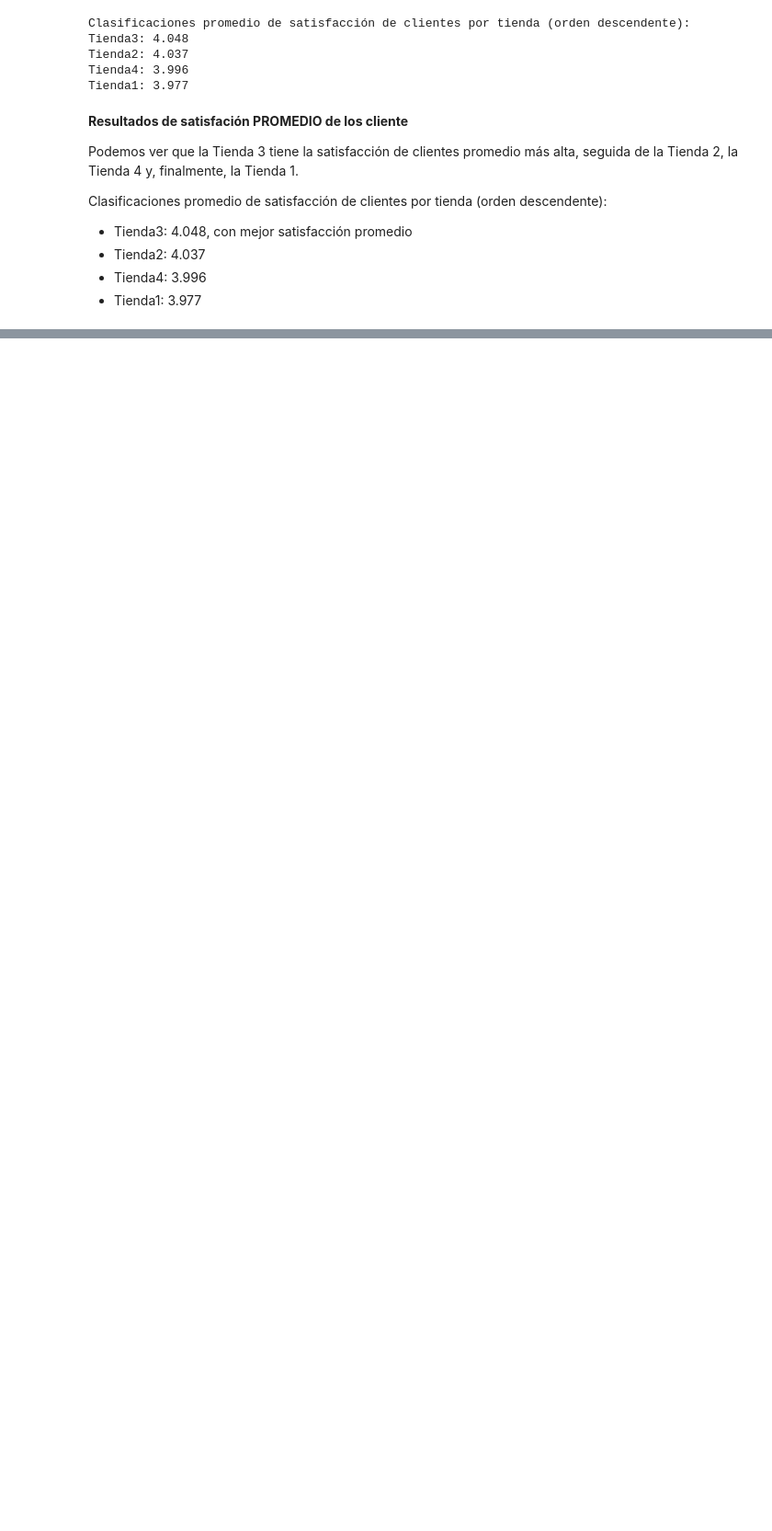
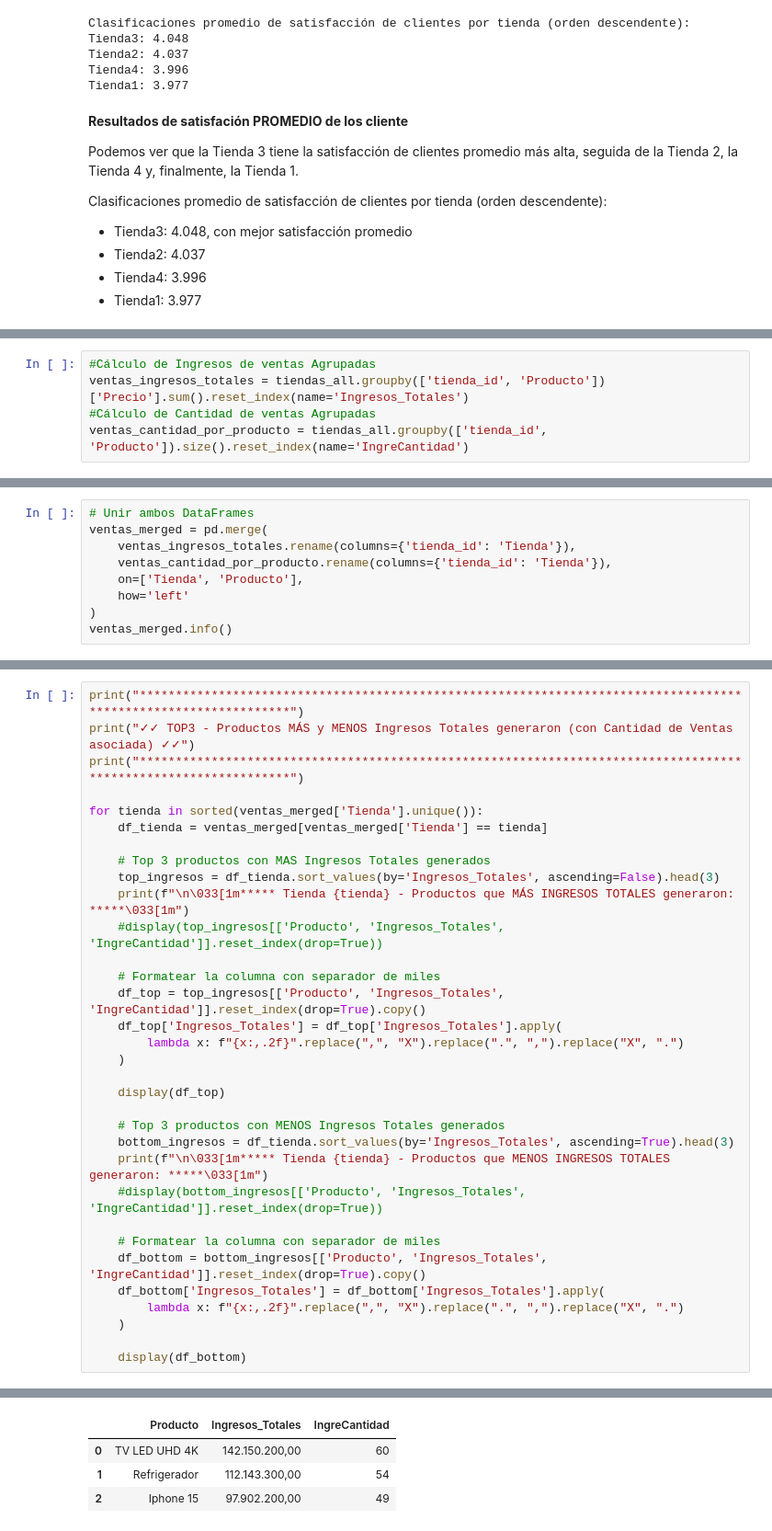
Before and after one commit to jpraden/Challenge-DataScience-AluraLatamStore, a Jupyter notebook: AluraStoreLatam.ipynb, the cells around one changed output, grey strips where cells are left out. Shown at 92% size. Saved outputs shown, nothing was run; the diff lists cells and outputs as text; blank space fills up the shorter version.

```diff
--- a/AluraStoreLatam.ipynb
+++ b/AluraStoreLatam.ipynb
@@ -459,0 +631,5 @@ Clasificaciones promedio de satisfacción de clientes por tienda (orden descende
+# %%
+#Cálculo de Ingresos de ventas Agrupadas
+ventas_ingresos_totales = tiendas_all.groupby(['tienda_id', 'Producto'])['Precio'].sum().reset_index(name='Ingresos_Totales')
+#Cálculo de Cantidad de ventas Agrupadas
+ventas_cantidad_por_producto = tiendas_all.groupby(['tienda_id', 'Producto']).size().reset_index(name='IngreCantidad')
@@ -459,0 +642,9 @@ Clasificaciones promedio de satisfacción de clientes por tienda (orden descende
+# %%
+# Unir ambos DataFrames
+ventas_merged = pd.merge(
+    ventas_ingresos_totales.rename(columns={'tienda_id': 'Tienda'}),
+    ventas_cantidad_por_producto.rename(columns={'tienda_id': 'Tienda'}),
+    on=['Tienda', 'Producto'],
+    how='left'
+)
+ventas_merged.info()
@@ -459,0 +667,34 @@ Clasificaciones promedio de satisfacción de clientes por tienda (orden descende
+# %%
+print("****************************************************************************************************************")
+print("✓✓ TOP3 - Productos MÁS y MENOS Ingresos Totales generaron (con Cantidad de Ventas asociada) ✓✓")
+print("****************************************************************************************************************")
+
+for tienda in sorted(ventas_merged['Tienda'].unique()):
+    df_tienda = ventas_merged[ventas_merged['Tienda'] == tienda]
+
+    # Top 3 productos con MAS Ingresos Totales generados
+    top_ingresos = df_tienda.sort_values(by='Ingresos_Totales', ascending=False).head(3)
+    print(f"\n\033[1m***** Tienda {tienda} - Productos que MÁS INGRESOS TOTALES generaron: *****\033[1m")
+    #display(top_ingresos[['Producto', 'Ingresos_Totales', 'IngreCantidad']].reset_index(drop=True))
+
+    # Formatear la columna con separador de miles
+    df_top = top_ingresos[['Producto', 'Ingresos_Totales', 'IngreCantidad']].reset_index(drop=True).copy()
+    df_top['Ingresos_Totales'] = df_top['Ingresos_Totales'].apply(
+        lambda x: f"{x:,.2f}".replace(",", "X").replace(".", ",").replace("X", ".")
+    )
+
+    display(df_top)
+
+    # Top 3 productos con MENOS Ingresos Totales generados
+    bottom_ingresos = df_tienda.sort_values(by='Ingresos_Totales', ascending=True).head(3)
+    print(f"\n\033[1m***** Tienda {tienda} - Productos que MENOS INGRESOS TOTALES generaron: *****\033[1m")
+    #display(bottom_ingresos[['Producto', 'Ingresos_Totales', 'IngreCantidad']].reset_index(drop=True))
+
+    # Formatear la columna con separador de miles
+    df_bottom = bottom_ingresos[['Producto', 'Ingresos_Totales', 'IngreCantidad']].reset_index(drop=True).copy()
+    df_bottom['Ingresos_Totales'] = df_bottom['Ingresos_Totales'].apply(
+        lambda x: f"{x:,.2f}".replace(",", "X").replace(".", ",").replace("X", ".")
+    )
+
+    display(df_bottom)
+# %% [output]
@@ -459,0 +706,4 @@ Clasificaciones promedio de satisfacción de clientes por tienda (orden descende
+|  | Producto | Ingresos_Totales | IngreCantidad |
+| 0 | TV LED UHD 4K | 142.150.200,00 | 60 |
+| 1 | Refrigerador | 112.143.300,00 | 54 |
+| 2 | Iphone 15 | 97.902.200,00 | 49 |
```
Also changed, not shown: parts of 21 cells of this notebook.
